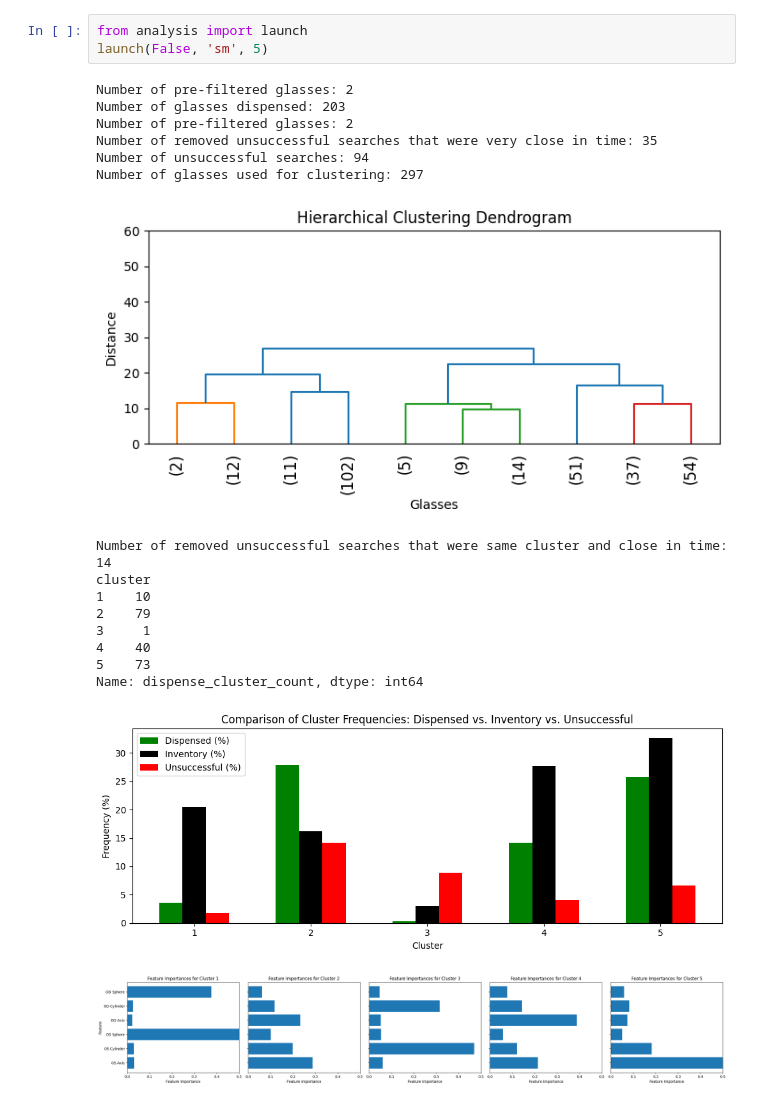
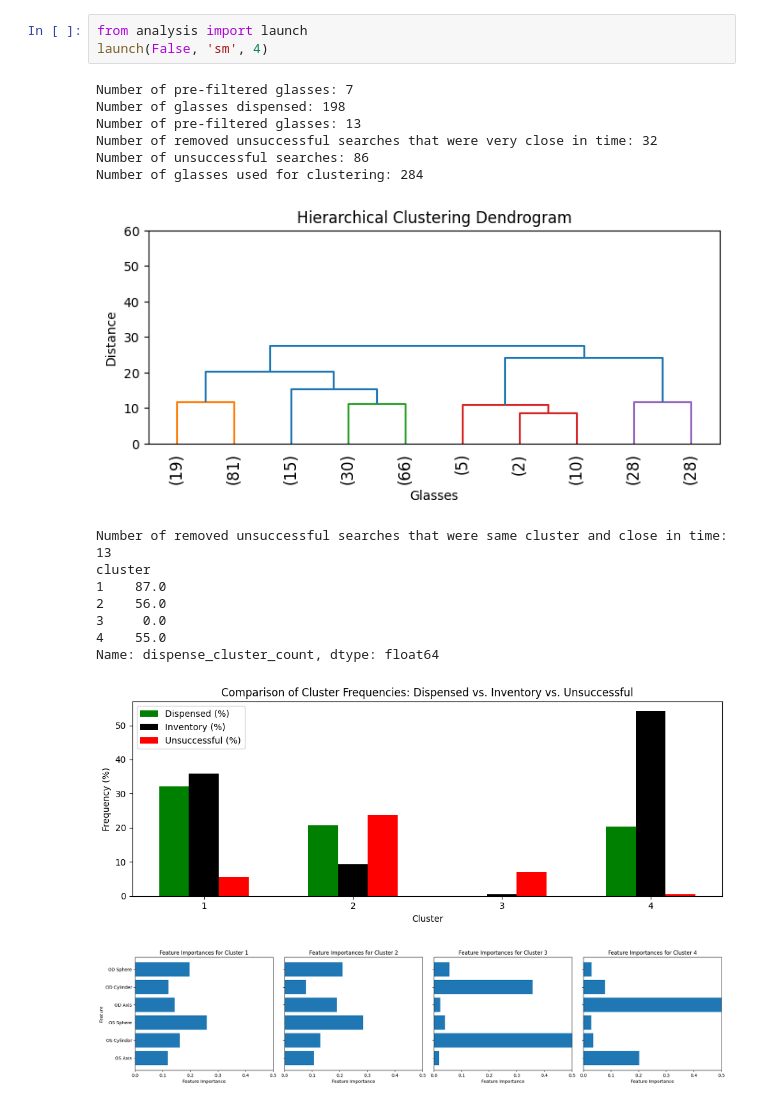
Before and after one commit to reims2/data-analysis, a Jupyter notebook: analysis.ipynb, the cells around one changed output. Cells and saved outputs as stored; diff of their text form.

Commit message:
update plots and fix hyperparams after axis wraparound fix

```diff
--- a/analysis.ipynb
+++ b/analysis.ipynb
@@ -21,23 +21,22 @@ Name: dispense_cluster_count, dtype: float64
 # %%
 from analysis import launch
-launch(False, 'sm', 5)
+launch(False, 'sm', 4)
 # %% [output]
-Number of pre-filtered glasses: 2
-Number of glasses dispensed: 203
-Number of pre-filtered glasses: 2
-Number of removed unsuccessful searches that were very close in time: 35
-Number of unsuccessful searches: 94
-Number of glasses used for clustering: 297
+Number of pre-filtered glasses: 7
+Number of glasses dispensed: 198
+Number of pre-filtered glasses: 13
+Number of removed unsuccessful searches that were very close in time: 32
+Number of unsuccessful searches: 86
+Number of glasses used for clustering: 284
-[figure, old version]
+[figure, new version]
-Number of removed unsuccessful searches that were same cluster and close in time: 14
+Number of removed unsuccessful searches that were same cluster and close in time: 13
 cluster
-1    10
-2    79
-3     1
-4    40
-5    73
-Name: dispense_cluster_count, dtype: int64
+1    87.0
+2    56.0
+3     0.0
+4    55.0
+Name: dispense_cluster_count, dtype: float64
-[figure, old version]
+[figure, new version]
-[figure, old version]
+[figure, new version]
 # %%
 from analysis import launch
```
Also changed, not shown: parts of 3 cells of this notebook, 1 other file.
